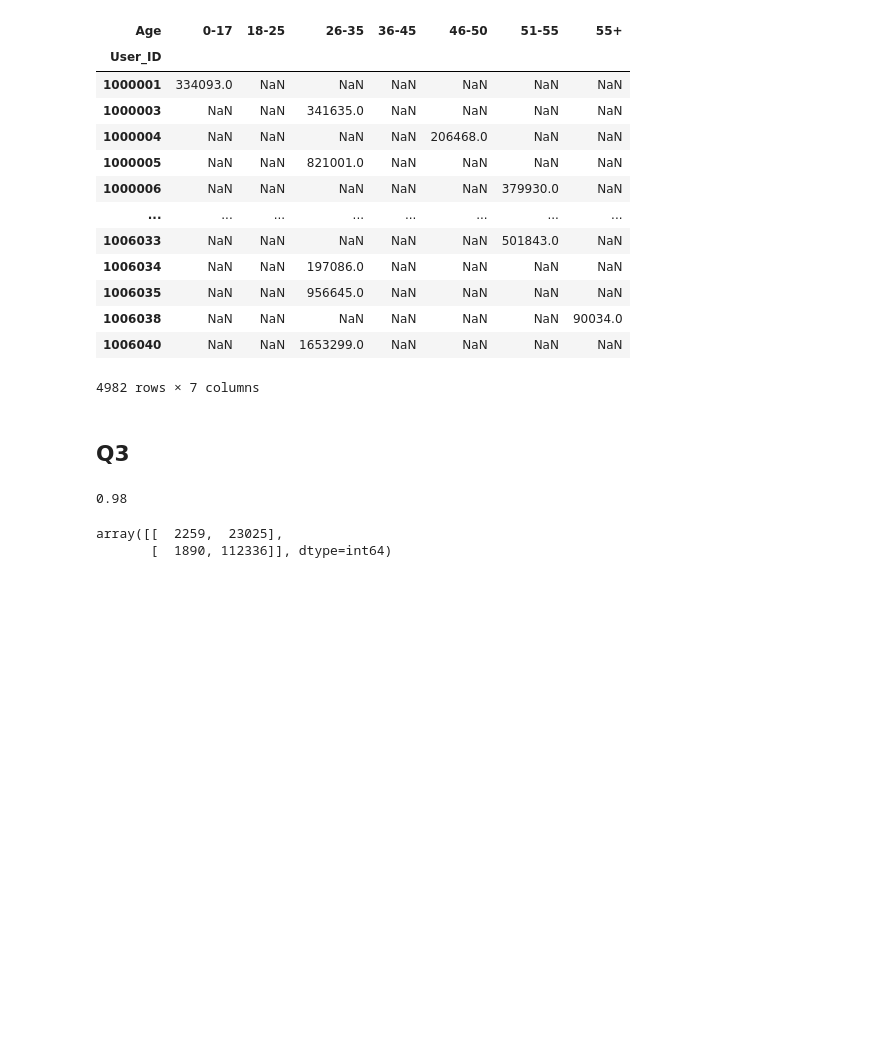
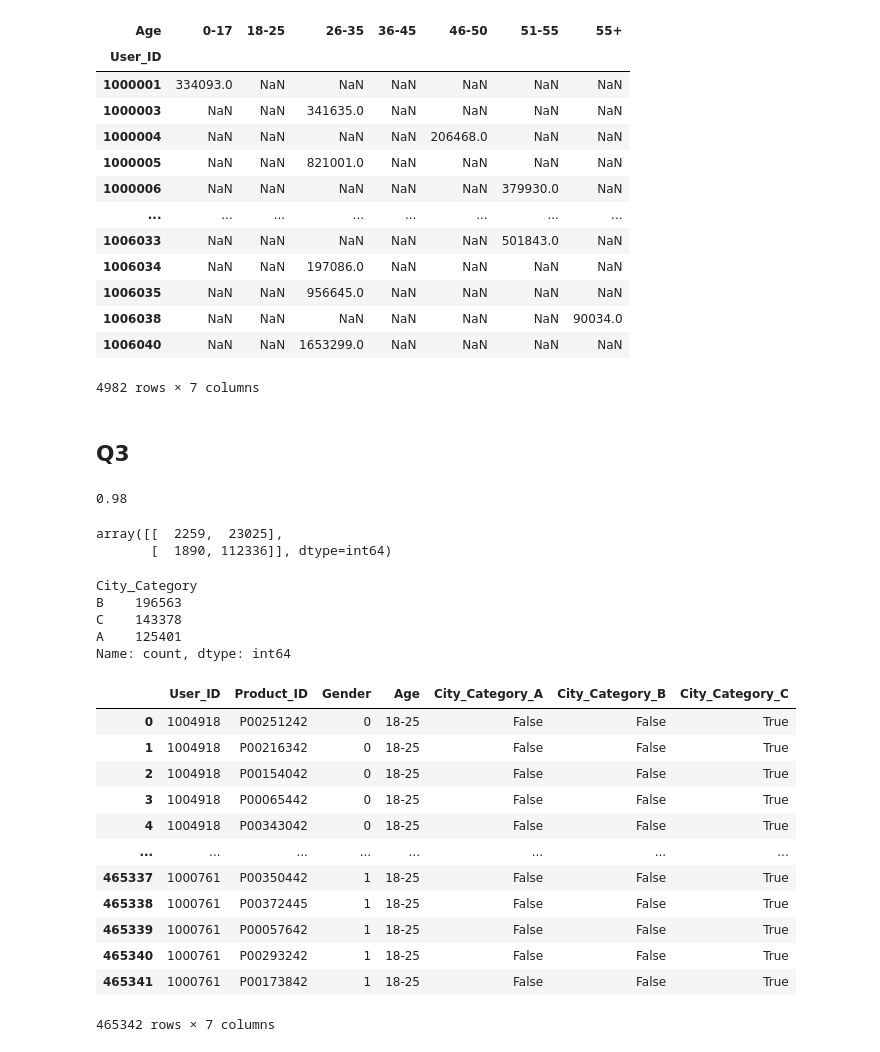
Before and after one commit to hyj3255/ProDS_asso, a Jupyter notebook: 코드/set17_홍길동.ipynb, the cells around one changed output. Cells and saved outputs as stored; diff of their text form; code cells hidden in the pictures; blank space fills up the shorter version.

```diff
--- a/코드/set17_홍길동.ipynb
+++ b/코드/set17_홍길동.ipynb
@@ -147,3 +147,27 @@ confusion_matrix(test['VIP'], pred)
 # %% [output]
 array([[  2259,  23025],
        [  1890, 112336]], dtype=int64)
+# %%
+dat2.City_Category.value_counts()
+# %% [output]
+City_Category
+B    196563
+C    143378
+A    125401
+Name: count, dtype: int64
+# %%
+pd.get_dummies(dat2.iloc[:,:5], columns=['City_Category'])
+# %% [output]
+|  | User_ID | Product_ID | Gender | Age | City_Category_A | City_Category_B | City_Category_C |
+| 0 | 1004918 | P00251242 | 0 | 18-25 | False | False | True |
+| 1 | 1004918 | P00216342 | 0 | 18-25 | False | False | True |
+| 2 | 1004918 | P00154042 | 0 | 18-25 | False | False | True |
+| 3 | 1004918 | P00065442 | 0 | 18-25 | False | False | True |
+| 4 | 1004918 | P00343042 | 0 | 18-25 | False | False | True |
+| ... | ... | ... | ... | ... | ... | ... | ... |
+| 465337 | 1000761 | P00350442 | 1 | 18-25 | False | False | True |
+| 465338 | 1000761 | P00372445 | 1 | 18-25 | False | False | True |
+| 465339 | 1000761 | P00057642 | 1 | 18-25 | False | False | True |
+| 465340 | 1000761 | P00293242 | 1 | 18-25 | False | False | True |
+| 465341 | 1000761 | P00173842 | 1 | 18-25 | False | False | True |
+465342 rows × 7 columns
```
Also changed, not shown: parts of 4 cells of this notebook, 1 other file.
